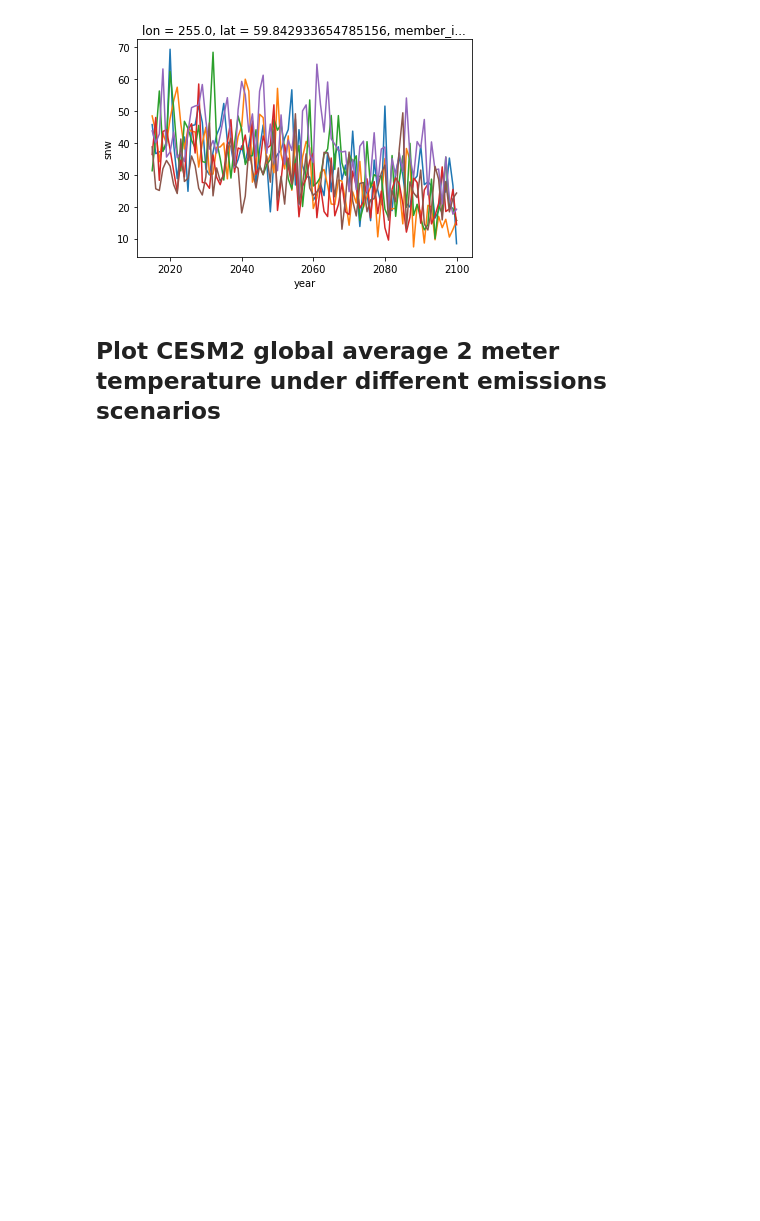
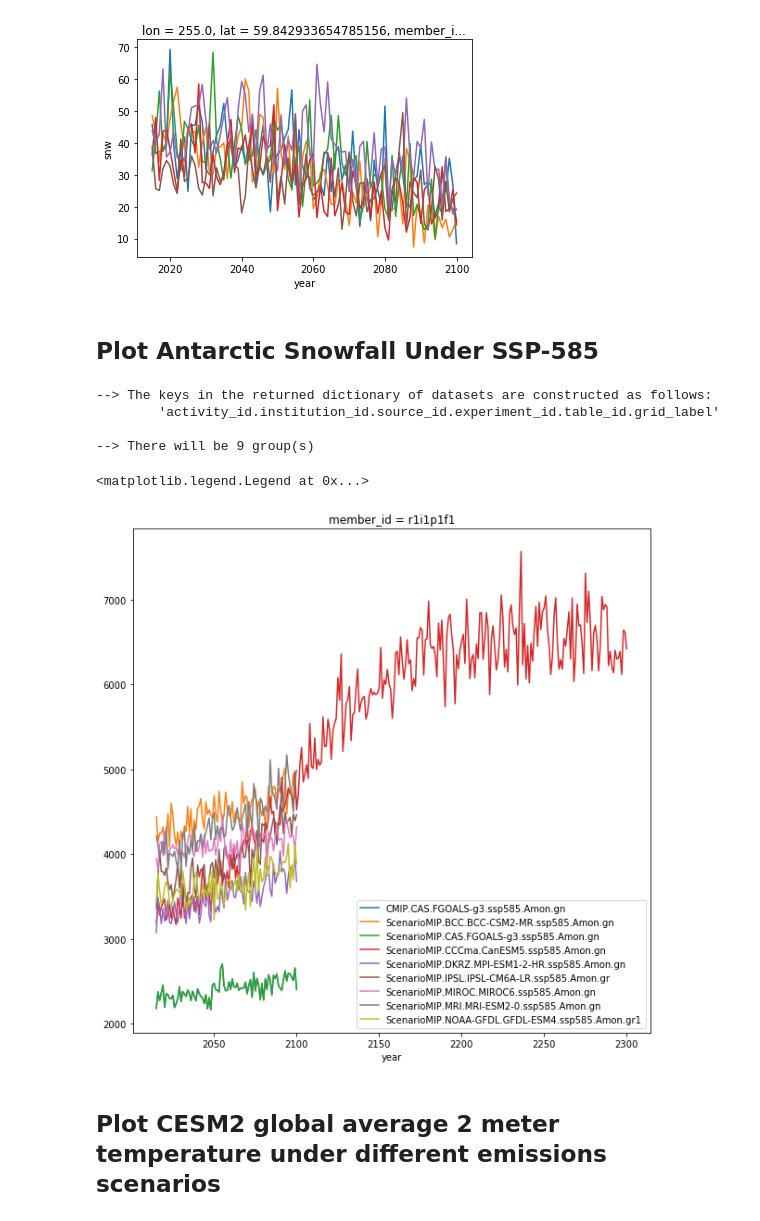
Before and after one commit to EricKeenan/cmip6_tutorial, a Jupyter notebook: notebooks/Demonstration.ipynb, the cells around one changed output. Cells and saved outputs as stored; diff of their text form; code cells hidden in the pictures; blank space fills up the shorter version.

Commit message:
Notebook update with snow

```diff
--- a/notebooks/Demonstration.ipynb
+++ b/notebooks/Demonstration.ipynb
@@ -44,6 +44,36 @@ ScenarioMIP.MIROC.MIROC6.ssp585.LImon.gn
 ScenarioMIP.MRI.MRI-ESM2-0.ssp585.LImon.gn
 ScenarioMIP.NCAR.CESM2.ssp585.LImon.gn
 [figure]
+# %% [markdown]
+## Plot Antarctic Snowfall Under SSP-585
+# %%
+var = 'prsn' # Snow
+lat_bound = -70 # Everything south of -70 degrees
+ea = 510.1e12 # earth area in meters^2
+
+# Querry data catalog
+col = intake.open_esm_datastore("../catalogs/pangeo-cmip6.json")
+cat = col.search(experiment_id=['ssp585'], variable_id=[var], member_id=['r1i1p1f1'])
+dset_dict = cat.to_dataset_dict(zarr_kwargs={'consolidated': True}, cdf_kwargs={'chunks': {'time': 1000}})
+
+# Plot
+plt.figure(figsize=(10,10))
+for name, ds in dset_dict.items():
+    weights = np.cos(np.deg2rad(ds[var]['lat'])) * xr.ones_like(ds[var]['lon'])
+    weights_sum = weights.sum(dim=['lat','lon'])
+
+    ant_snow = ds[var].where(ds['lat'] < lat_bound).groupby('time.year').sum('time').squeeze()
+    ant_snow = ant_snow * weights / weights_sum * ea
+    ant_snow = ant_snow.sum(dim='lat').sum(dim='lon') * 3.154e+7 / 12 / 1e12 # Unit conversions to Gt/yr
+    ant_snow.plot(label = name)
+plt.legend()
+# %% [output]
+--> The keys in the returned dictionary of datasets are constructed as follows:
+        'activity_id.institution_id.source_id.experiment_id.table_id.grid_label'
+
+--> There will be 9 group(s)
+<matplotlib.legend.Legend at 0x...>
+[figure, added]
 # %% [markdown]
 ## Plot CESM2 global average 2 meter temperature under different emissions scenarios
 # %%
```
Also changed, not shown: parts of 1 cell of this notebook.
